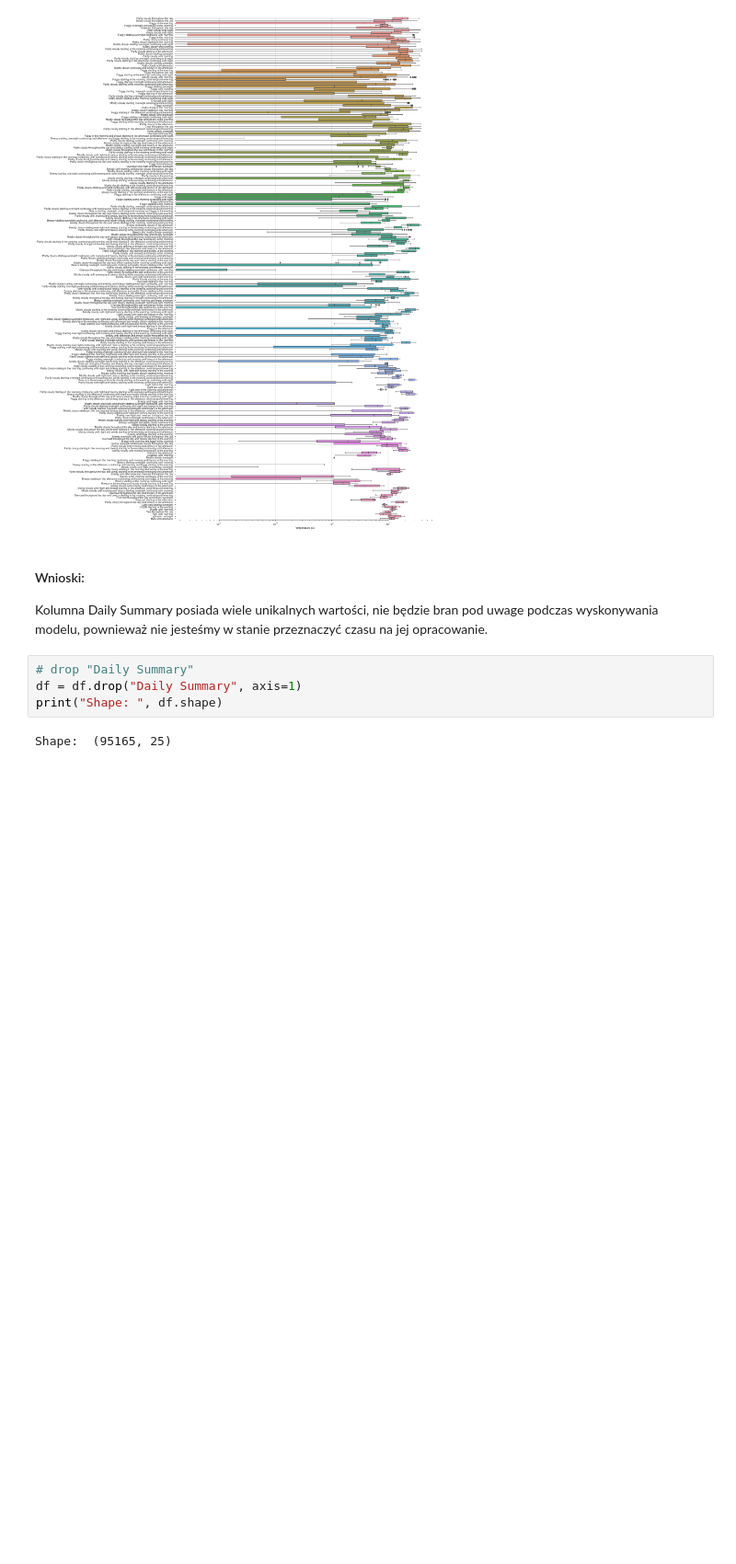
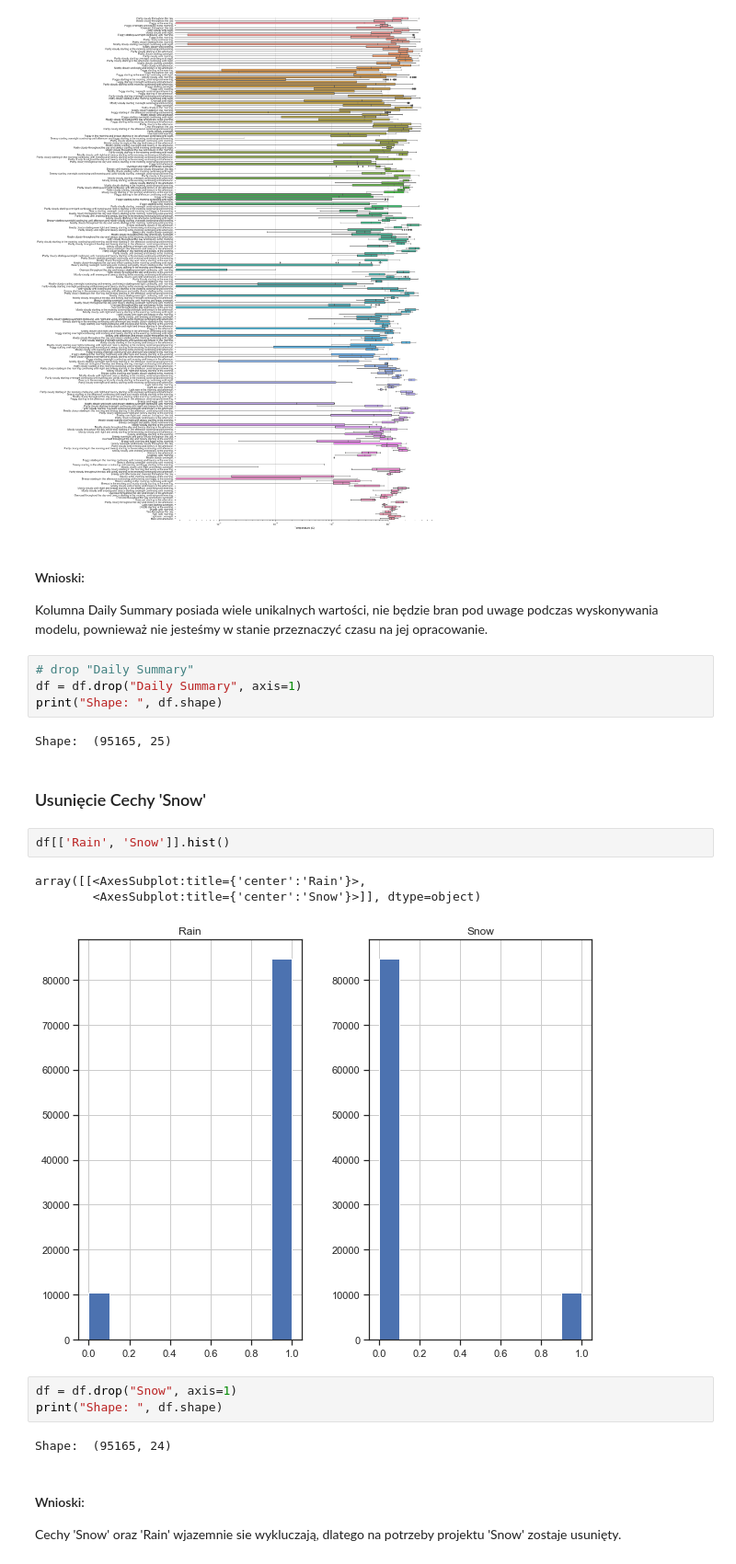
Before and after one commit to guzweronika/weather_project_SDA, a Jupyter notebook: weatherHistory.ipynb, the cells around one changed output. Shown at 92% size. Drawn from its saved outputs; the diff is of its cells as text; blank space fills up the shorter version.

Commit message:
remove snow feature

```diff
--- a/weatherHistory.ipynb
+++ b/weatherHistory.ipynb
@@ -554,3 +554,19 @@ df = df.drop("Daily Summary", axis=1)
 print("Shape: ", df.shape)
 # %% [output]
 Shape:  (95165, 25)
+# %% [markdown]
+### Usunięcie Cechy 'Snow'
+# %%
+df[['Rain', 'Snow']].hist()
+# %% [output]
+array([[<AxesSubplot:title={'center':'Rain'}>,
+        <AxesSubplot:title={'center':'Snow'}>]], dtype=object)
+[figure, added]
+# %%
+df = df.drop("Snow", axis=1)
+print("Shape: ", df.shape)
+# %% [output]
+Shape:  (95165, 24)
+# %% [markdown]
+#### Wnioski:
+Cechy 'Snow' oraz 'Rain' wjazemnie sie wykluczają, dlatego na potrzeby projektu 'Snow' zostaje usunięty.
```
